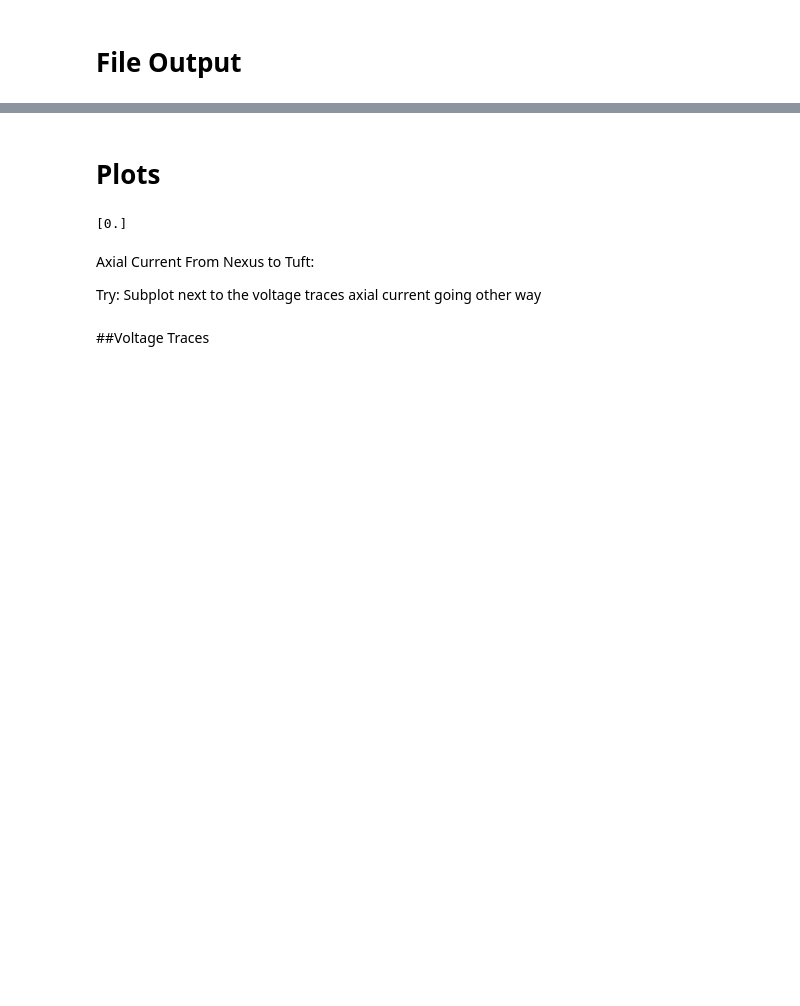
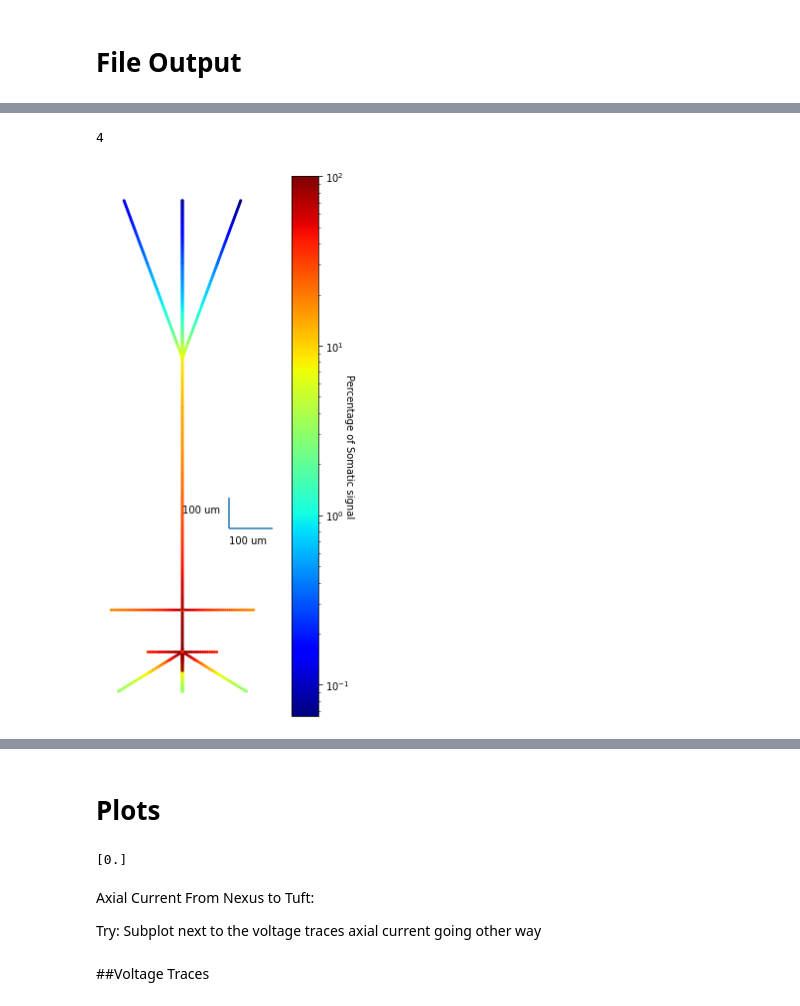
Before and after one commit to davidfague/Stylized-ReducedOrder-L5-Model, a Jupyter notebook: SROL5.ipynb, the cells around one changed output, grey strips where cells are left out. Saved outputs shown, nothing was run; the diff lists cells and outputs as text; code cells hidden in the pictures; blank space fills up the shorter version.

```diff
--- a/SROL5.ipynb
+++ b/SROL5.ipynb
@@ -1961,3 +2157,27 @@ No L5Segments.csv to remove.
+# %%
+secdegrees=pd.read_csv('ReducedSegmentDegrees.csv')
+degree=secdegrees.loc[secdegrees.SectionName=='proxtuft']['Degrees']
+print(int(degree))
+# %% [output]
+4
+# %%
+segs = pd.read_csv('ReducedSegments.csv')
+plt.figure(figsize=(4,10))
+ax = plt.scatter(segs['Coord X'], segs['Coord Y'],c=100*segs['Elec_distance'],s=4,cmap='jet', norm='log')
+plt.vlines(110,400,500)
+plt.text(0,450,'100 um')
+plt.hlines(400,110,210)
+plt.text(110,350,'100 um')
+plt.xticks([])
+plt.yticks([])
+cbar = plt.colorbar()
+cbar.ax.set_ylabel('Percentage of Somatic signal', rotation=270)
+
+#ax2.ax.set_title('log(elec_distance)',rotation=270)
+plt.box(False)
+plt.savefig('Elec_distance.svg')
+# %% [output]
+[figure, added]
 # %%
 Degrees = [0] * (nseg-1)
 # %%
```
Also changed, not shown: parts of 61 cells of this notebook.
